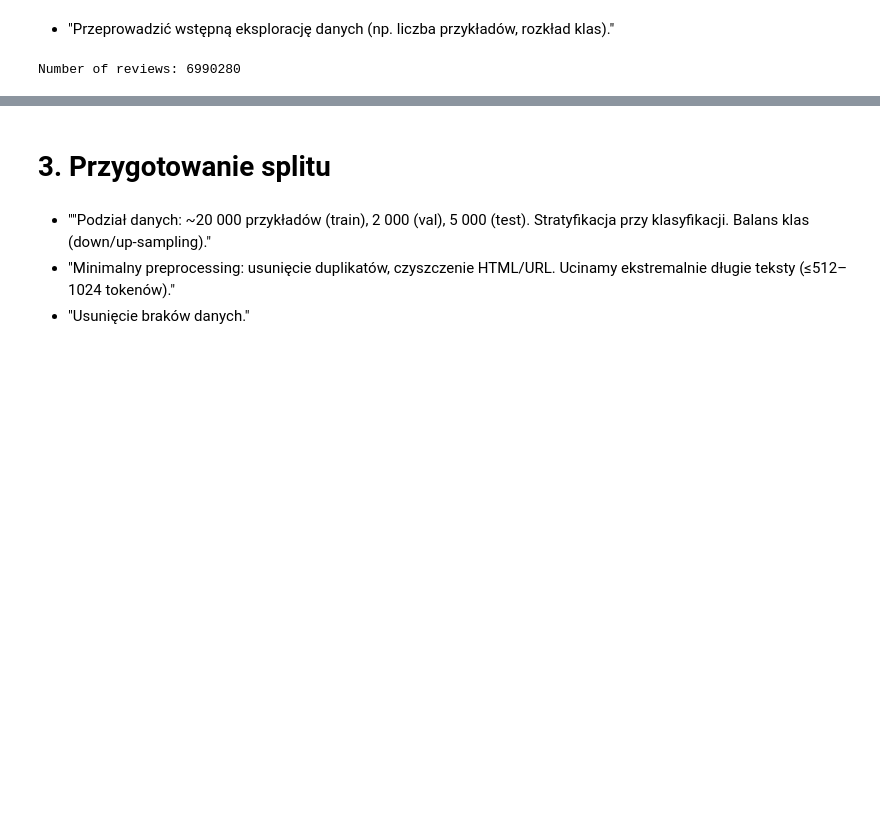
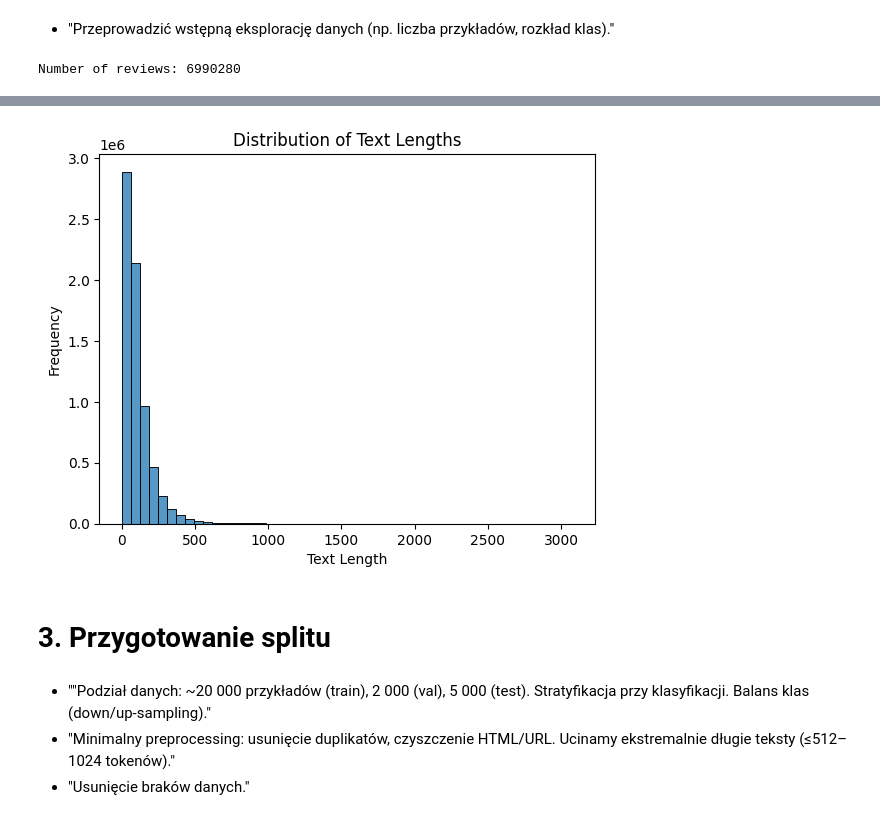
Before and after one commit to r-ost/PPD-project, a Jupyter notebook: notebooks/01_eda.ipynb, the cells around one changed output, grey strips where cells are left out. Saved outputs shown, nothing was run; the diff lists cells and outputs as text; code cells hidden in the pictures; blank space fills up the shorter version.

```diff
--- a/notebooks/01_eda.ipynb
+++ b/notebooks/01_eda.ipynb
@@ -36,3 +109,11 @@ Number of reviews: 6990280
+# %%
+sns.histplot(df['text_length'], bins=50)
+plt.title('Distribution of Text Lengths')
+plt.xlabel('Text Length')
+plt.ylabel('Frequency')
+plt.show()
+# %% [output]
+[figure, added]
 # %% [markdown]
 # 3. Przygotowanie splitu
 # %% [markdown]
```
Also changed, not shown: parts of 10 cells of this notebook.
